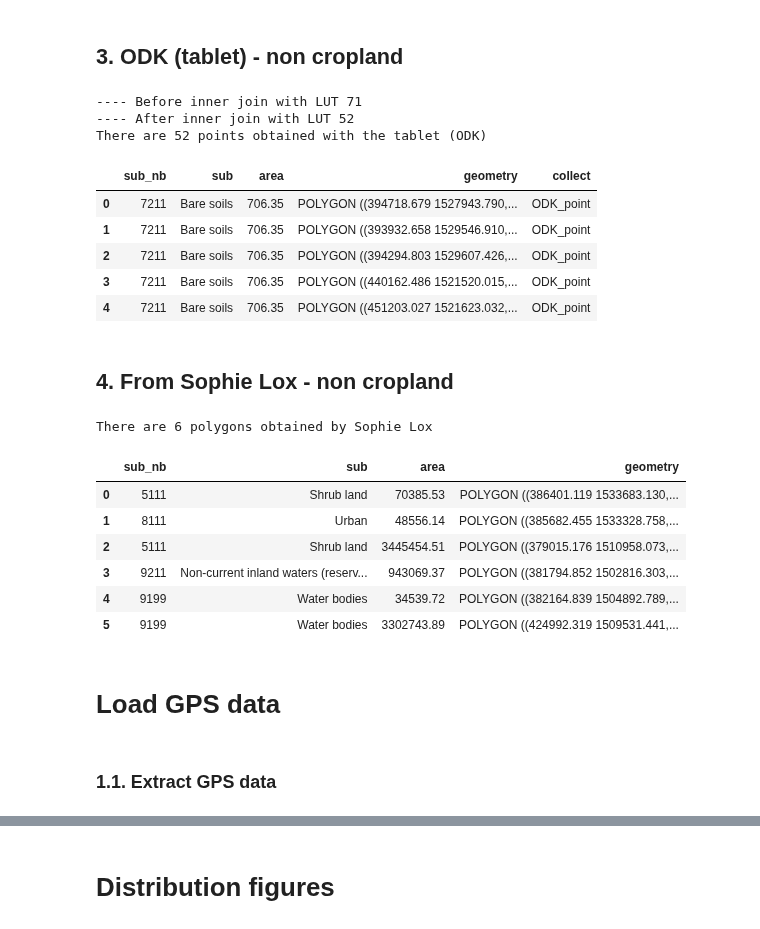
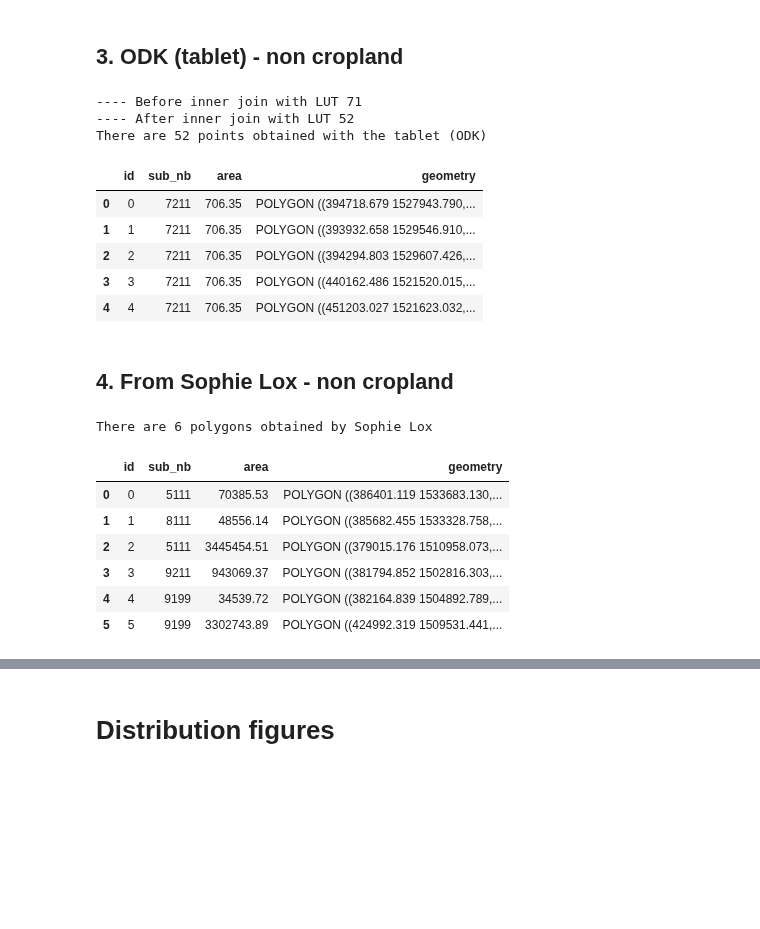
Before and after one commit to nicolasdeffense/eo-toolbox, a Jupyter notebook: notebooks_working/EOStat/clean_in_situ_senegal.ipynb, the cells around one changed output, grey strips where cells are left out. Drawn from its saved outputs; the diff is of its cells as text; code cells hidden in the pictures; blank space fills up the shorter version.

```diff
--- a/notebooks_working/EOStat/clean_in_situ_senegal.ipynb
+++ b/notebooks_working/EOStat/clean_in_situ_senegal.ipynb
@@ -322,46 +430,43 @@ odk_nc_df = odk_nc_df[['Picture-LC_Class','Picture-Other_Non_Cropland','start-ge
 
 odk_nc_df = odk_nc_df.rename(columns={"start-geopoint-Longitude": "longitude", "start-geopoint-Latitude": "latitude", "Picture-LC_Class": 'lc_code'})
 
 odk_nc_gdf = gpd.GeoDataFrame(odk_nc_df, geometry=gpd.points_from_xy(odk_nc_df.longitude, odk_nc_df.latitude, crs="EPSG:4326")).to_crs(epsg=32628)
 
-odk_nc_gdf = odk_nc_gdf.drop(columns=['longitude', 'latitude'])
 
 # Add positive buffer 15 meters
 
 odk_nc_gdf['geometry'] = odk_nc_gdf.buffer(15, resolution=24)
 
 join = 'inner'
 
 print(f'---- Before {join} join with LUT {len(odk_nc_gdf)}')
 
 odk_nc_gdf = odk_nc_gdf.merge(lut_non_crop_df, on='lc_code', how=join)
 
 print(f'---- After {join} join with LUT {len(odk_nc_gdf)}')
 
-
 odk_nc_gdf['area'] = odk_nc_gdf['geometry'].area.round(2)
 
-odk_nc_gdf = odk_nc_gdf[['sub_nb','sub','area','geometry']]
+odk_nc_gdf['id'] = np.arange(len(odk_nc_gdf))
 
-odk_nc_gdf['collect'] = 'ODK_point'
+odk_nc_gdf = odk_nc_gdf[['id','sub_nb','area','geometry']]
+
 
 print(f'There are {len(odk_nc_gdf)} points obtained with the tablet (ODK)')
 
-#odk_nc_gdf.to_file(odk_non_crop_shp)
+odk_nc_gdf.to_file(f'{shp_path}odk_nc_data_buf.shp')
 
 odk_nc_gdf.head()
-
-#odk_nc_gdf.sort_values('lc_code')
 # %% [output]
 ---- Before inner join with LUT 71
 ---- After inner join with LUT 52
 There are 52 points obtained with the tablet (ODK)
-|  | sub_nb | sub | area | geometry | collect |
-| 0 | 7211 | Bare soils | 706.35 | POLYGON ((394718.679 1527943.790,... | ODK_point |
-| 1 | 7211 | Bare soils | 706.35 | POLYGON ((393932.658 1529546.910,... | ODK_point |
-| 2 | 7211 | Bare soils | 706.35 | POLYGON ((394294.803 1529607.426,... | ODK_point |
-| 3 | 7211 | Bare soils | 706.35 | POLYGON ((440162.486 1521520.015,... | ODK_point |
-| 4 | 7211 | Bare soils | 706.35 | POLYGON ((451203.027 1521623.032,... | ODK_point |
+|  | id | sub_nb | area | geometry |
+| 0 | 0 | 7211 | 706.35 | POLYGON ((394718.679 1527943.790,... |
+| 1 | 1 | 7211 | 706.35 | POLYGON ((393932.658 1529546.910,... |
+| 2 | 2 | 7211 | 706.35 | POLYGON ((394294.803 1529607.426,... |
+| 3 | 3 | 7211 | 706.35 | POLYGON ((440162.486 1521520.015,... |
+| 4 | 4 | 7211 | 706.35 | POLYGON ((451203.027 1521623.032,... |
 # %% [markdown]
 ## 4. From Sophie Lox - non cropland
 # %%
@@ -375,21 +480,19 @@ lox_nc_gdf['area'] = lox_nc_gdf['geometry'].area.round(2)
 
 lox_nc_gdf = lox_nc_gdf.merge(lut_non_crop_lox_df, left_on='CODE', right_on='lc_code', how='inner')
 
-lox_nc_gdf = lox_nc_gdf[['sub_nb','sub','area','geometry']]
+lox_nc_gdf['id'] = np.arange(len(lox_nc_gdf))
 
-lox_nc_gdf.to_file(lox_non_crop_shp)
+lox_nc_gdf = lox_nc_gdf[['id','sub_nb','area','geometry']]
+
+lox_nc_gdf.to_file(f'{shp_path}lox_nc_data_buf.shp')
 
 lox_nc_gdf
 # %% [output]
 There are 6 polygons obtained by Sophie Lox
-|  | sub_nb | sub | area | geometry |
-| 0 | 5111 | Shrub land | 70385.53 | POLYGON ((386401.119 1533683.130,... |
-| 1 | 8111 | Urban | 48556.14 | POLYGON ((385682.455 1533328.758,... |
-| 2 | 5111 | Shrub land | 3445454.51 | POLYGON ((379015.176 1510958.073,... |
-| 3 | 9211 | Non-current inland waters (reserv... | 943069.37 | POLYGON ((381794.852 1502816.303,... |
-| 4 | 9199 | Water bodies | 34539.72 | POLYGON ((382164.839 1504892.789,... |
-| 5 | 9199 | Water bodies | 3302743.89 | POLYGON ((424992.319 1509531.441,... |
+|  | id | sub_nb | area | geometry |
+| 0 | 0 | 5111 | 70385.53 | POLYGON ((386401.119 1533683.130,... |
+| 1 | 1 | 8111 | 48556.14 | POLYGON ((385682.455 1533328.758,... |
+| 2 | 2 | 5111 | 3445454.51 | POLYGON ((379015.176 1510958.073,... |
+| 3 | 3 | 9211 | 943069.37 | POLYGON ((381794.852 1502816.303,... |
+| 4 | 4 | 9199 | 34539.72 | POLYGON ((382164.839 1504892.789,... |
+| 5 | 5 | 9199 | 3302743.89 | POLYGON ((424992.319 1509531.441,... |
-# %% [markdown]
-# Load GPS data
-# %% [markdown]
-### 1.1. Extract GPS data
```
Also changed, not shown: parts of 29 cells of this notebook, 3 other files.
